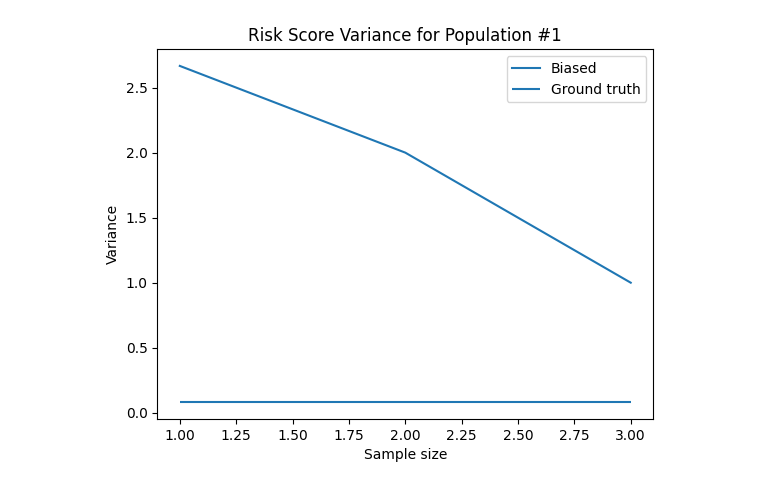
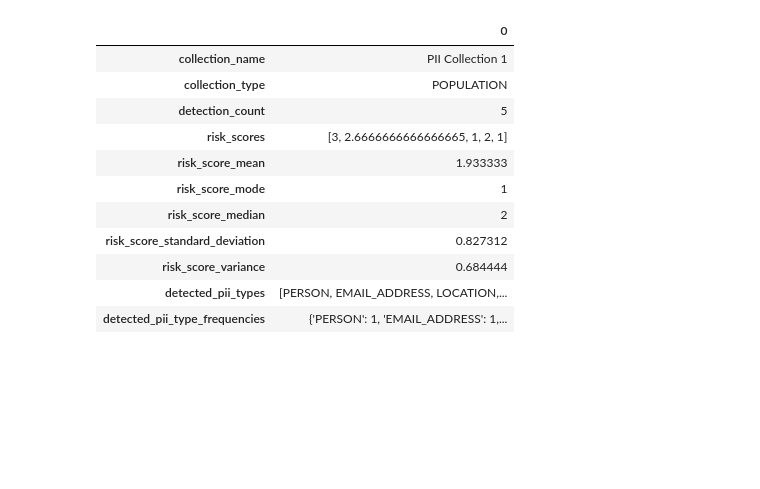
Before and after one commit to EdyVision/pii-codex, a Jupyter notebook: notebooks/pii-batch-analysis-ms-presidio.ipynb, the cells around one changed output. Saved outputs shown, nothing was run; the diff lists cells and outputs as text; code cells hidden in the pictures; blank space fills up the shorter version.

```diff
--- a/notebooks/pii-batch-analysis-ms-presidio.ipynb
+++ b/notebooks/pii-batch-analysis-ms-presidio.ipynb
@@ -65,13 +59,24 @@ analyses_collection_df[['detection_count', 'risk_scores', 'mean_risk_score', 'ri
-# %%
-import numpy as np
-
-x = np.arange(1, len(analyses_collection_df.risk_scores.item())+1)
-plt.plot(x, analyses_collection_df.risk_scores.item(), label="Biased")
-# plt.plot(x, unbiased, label="Unbiased")
-plt.hlines(1/12, x[0], x[-1], label="Ground truth")
-plt.xlabel("Sample size")
-plt.ylabel("Variance")
-plt.legend()
-plt.title("Risk Score Variance for Population #1");
-# %% [output]
-[figure, removed]
+# %%
+analyses_collection_df[
+    ['detection_count',
+     'risk_scores',
+     'risk_score_mean',
+     'risk_score_variance',
+     'risk_score_standard_deviation',
+     'risk_score_mode',
+     'risk_score_median']
+]
+analyses_collection_df.T
+# %% [output]
+|  | 0 |
+| collection_name | PII Collection 1 |
+| collection_type | POPULATION |
+| detection_count | 5 |
+| risk_scores | [3, 2.6666666666666665, 1, 2, 1] |
+| risk_score_mean | 1.933333 |
+| risk_score_mode | 1 |
+| risk_score_median | 2 |
+| risk_score_standard_deviation | 0.827312 |
+| risk_score_variance | 0.684444 |
+| detected_pii_types | [PERSON, EMAIL_ADDRESS, LOCATION,... |
+| detected_pii_type_frequencies | {'PERSON': 1, 'EMAIL_ADDRESS': 1,... |
```
Also changed, not shown: parts of 5 cells of this notebook, 25 other files.
